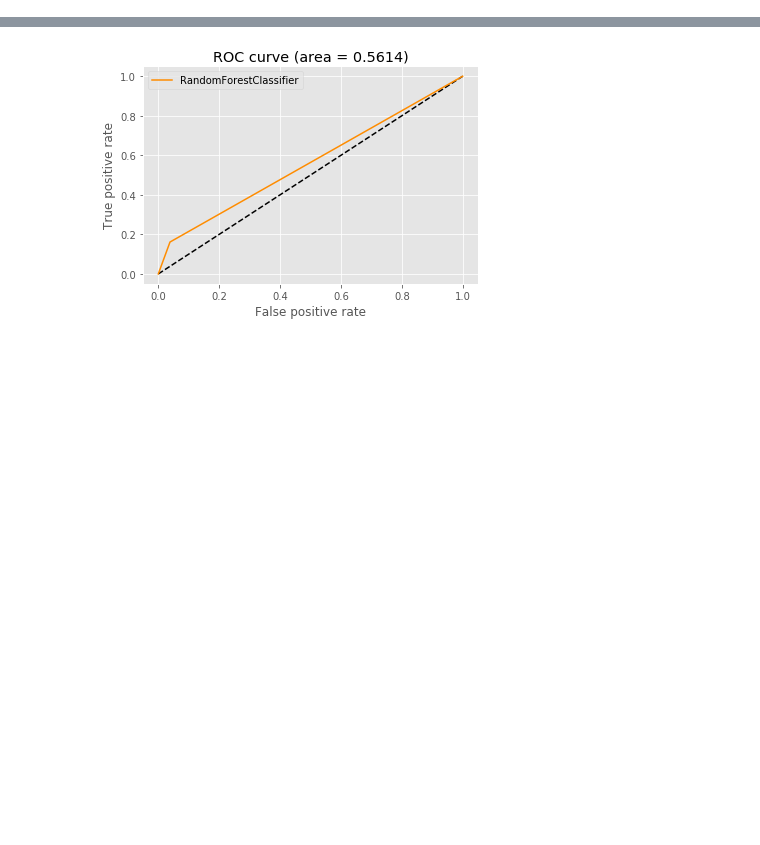
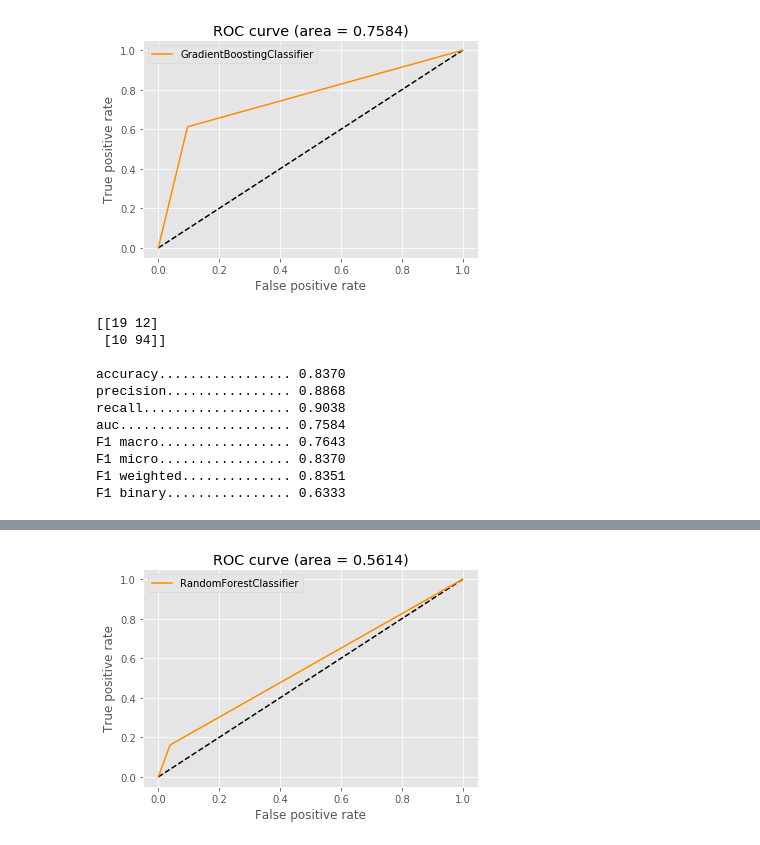
Before and after one commit to brunowdev/sparkify, a Jupyter notebook: Sklearn - Test.ipynb, the cells around one changed output, grey strips where cells are left out. Cells and saved outputs as stored; diff of their text form; code cells hidden in the pictures; blank space fills up the shorter version.

```diff
--- a/Sklearn - Test.ipynb
+++ b/Sklearn - Test.ipynb
@@ -135,3 +161,18 @@ _x.head(5)
+# %%
+model = train_gradient_boosting(_x, 'canceled')
+# %% [output]
+[figure, added]
+[[19 12]
+ [10 94]]
+
+accuracy................. 0.8370
+precision................ 0.8868
+recall................... 0.9038
+auc...................... 0.7584
+F1 macro................. 0.7643
+F1 micro................. 0.8370
+F1 weighted.............. 0.8351
+F1 binary................ 0.6333
 # %%
 model = train_gradient_boosting(_x, 'canc')
 # %% [output]
```
Also changed, not shown: parts of 16 cells of this notebook, 3 other files.
